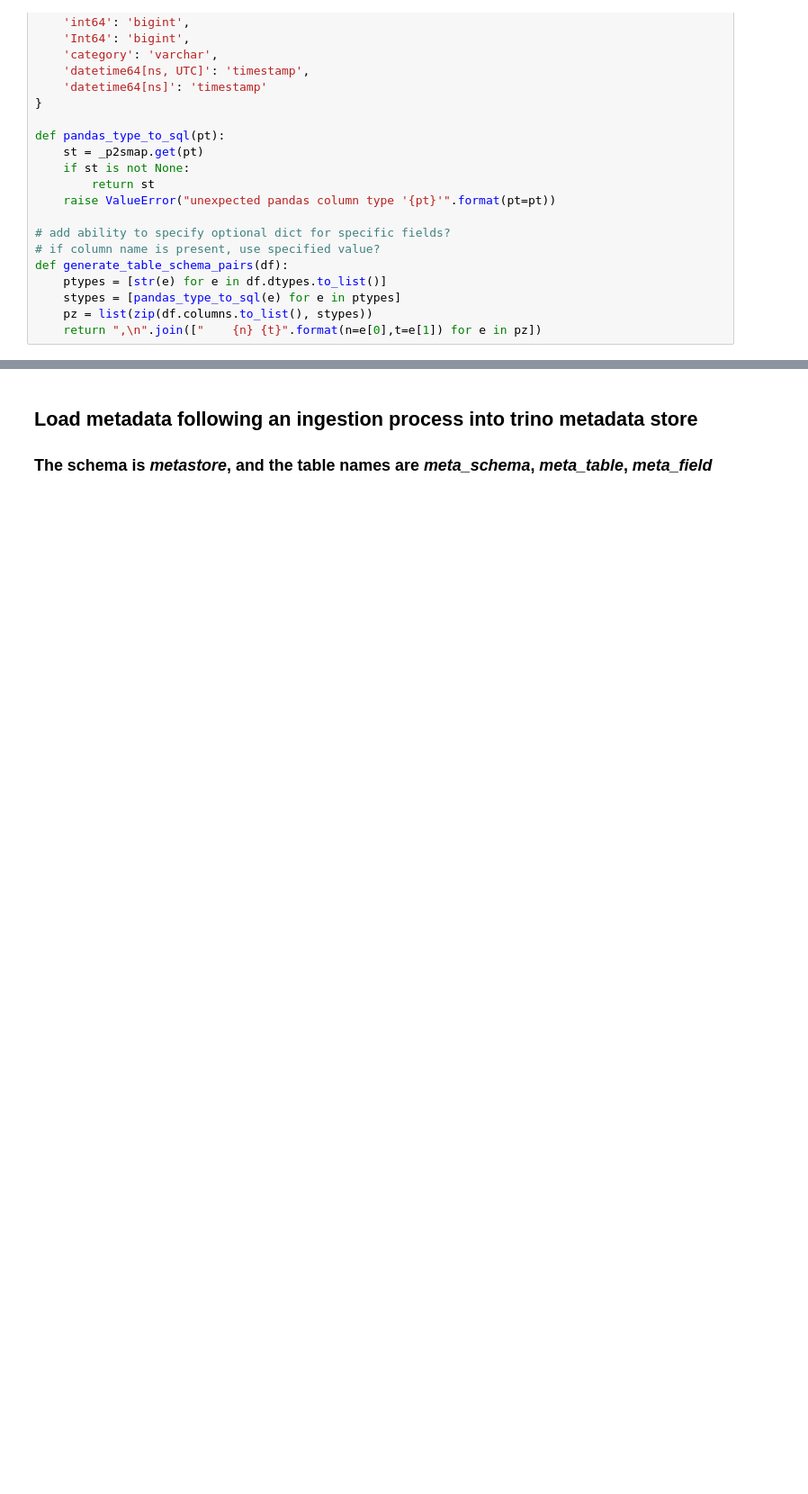
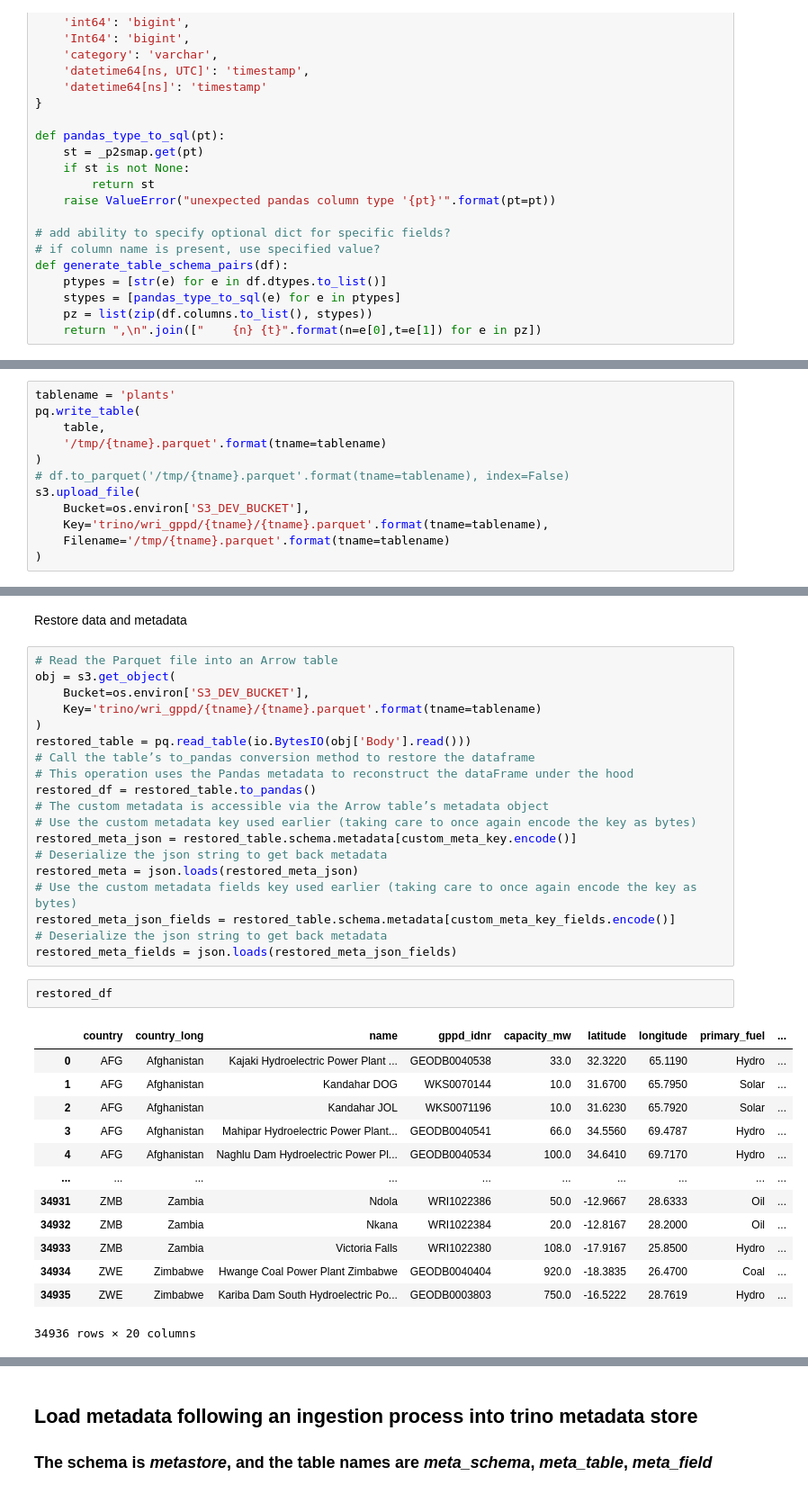
Before and after one commit to os-climate/wri-gppd-ingestion-pipeline, a Jupyter notebook: notebooks/WRI-gppd-ingest.ipynb, the cells around one changed output, grey strips where cells are left out. Shown: that part at 90% size. Drawn from its saved outputs; the diff is of its cells as text; blank space fills up the shorter version.

```diff
--- a/notebooks/WRI-gppd-ingest.ipynb
+++ b/notebooks/WRI-gppd-ingest.ipynb
@@ -233,0 +790,12 @@ for tablename, df in tablename_to_df.items():
+# %%
+tablename = 'plants'
+pq.write_table(
+    table,
+    '/tmp/{tname}.parquet'.format(tname=tablename)
+)
+# df.to_parquet('/tmp/{tname}.parquet'.format(tname=tablename), index=False)
+s3.upload_file(
+    Bucket=os.environ['S3_DEV_BUCKET'],
+    Key='trino/wri_gppd/{tname}/{tname}.parquet'.format(tname=tablename),
+    Filename='/tmp/{tname}.parquet'.format(tname=tablename)
+)
@@ -233,0 +822,37 @@ for tablename, df in tablename_to_df.items():
+# %% [markdown]
+Restore data and metadata
+# %%
+# Read the Parquet file into an Arrow table
+obj = s3.get_object(
+    Bucket=os.environ['S3_DEV_BUCKET'],
+    Key='trino/wri_gppd/{tname}/{tname}.parquet'.format(tname=tablename)
+)
+restored_table = pq.read_table(io.BytesIO(obj['Body'].read()))
+# Call the table’s to_pandas conversion method to restore the dataframe
+# This operation uses the Pandas metadata to reconstruct the dataFrame under the hood
+restored_df = restored_table.to_pandas()
+# The custom metadata is accessible via the Arrow table’s metadata object
+# Use the custom metadata key used earlier (taking care to once again encode the key as bytes)
+restored_meta_json = restored_table.schema.metadata[custom_meta_key.encode()]
+# Deserialize the json string to get back metadata
+restored_meta = json.loads(restored_meta_json)
+# Use the custom metadata fields key used earlier (taking care to once again encode the key as bytes)
+restored_meta_json_fields = restored_table.schema.metadata[custom_meta_key_fields.encode()]
+# Deserialize the json string to get back metadata
+restored_meta_fields = json.loads(restored_meta_json_fields)
+# %%
+restored_df
+# %% [output]
+|  | country | country_long | name | gppd_idnr | capacity_mw | latitude | longitude | primary_fuel | ... |
+| 0 | AFG | Afghanistan | Kajaki Hydroelectric Power Plant ... | GEODB0040538 | 33.0 | 32.3220 | 65.1190 | Hydro | ... |
+| 1 | AFG | Afghanistan | Kandahar DOG | WKS0070144 | 10.0 | 31.6700 | 65.7950 | Solar | ... |
+| 2 | AFG | Afghanistan | Kandahar JOL | WKS0071196 | 10.0 | 31.6230 | 65.7920 | Solar | ... |
+| 3 | AFG | Afghanistan | Mahipar Hydroelectric Power Plant... | GEODB0040541 | 66.0 | 34.5560 | 69.4787 | Hydro | ... |
+| 4 | AFG | Afghanistan | Naghlu Dam Hydroelectric Power Pl... | GEODB0040534 | 100.0 | 34.6410 | 69.7170 | Hydro | ... |
+| ... | ... | ... | ... | ... | ... | ... | ... | ... | ... |
+| 34931 | ZMB | Zambia | Ndola | WRI1022386 | 50.0 | -12.9667 | 28.6333 | Oil | ... |
+| 34932 | ZMB | Zambia | Nkana | WRI1022384 | 20.0 | -12.8167 | 28.2000 | Oil | ... |
+| 34933 | ZMB | Zambia | Victoria Falls | WRI1022380 | 108.0 | -17.9167 | 25.8500 | Hydro | ... |
+| 34934 | ZWE | Zimbabwe | Hwange Coal Power Plant Zimbabwe | GEODB0040404 | 920.0 | -18.3835 | 26.4700 | Coal | ... |
+| 34935 | ZWE | Zimbabwe | Kariba Dam South Hydroelectric Po... | GEODB0003803 | 750.0 | -16.5222 | 28.7619 | Hydro | ... |
+34936 rows × 20 columns
```
Also changed, not shown: parts of 84 cells of this notebook.
